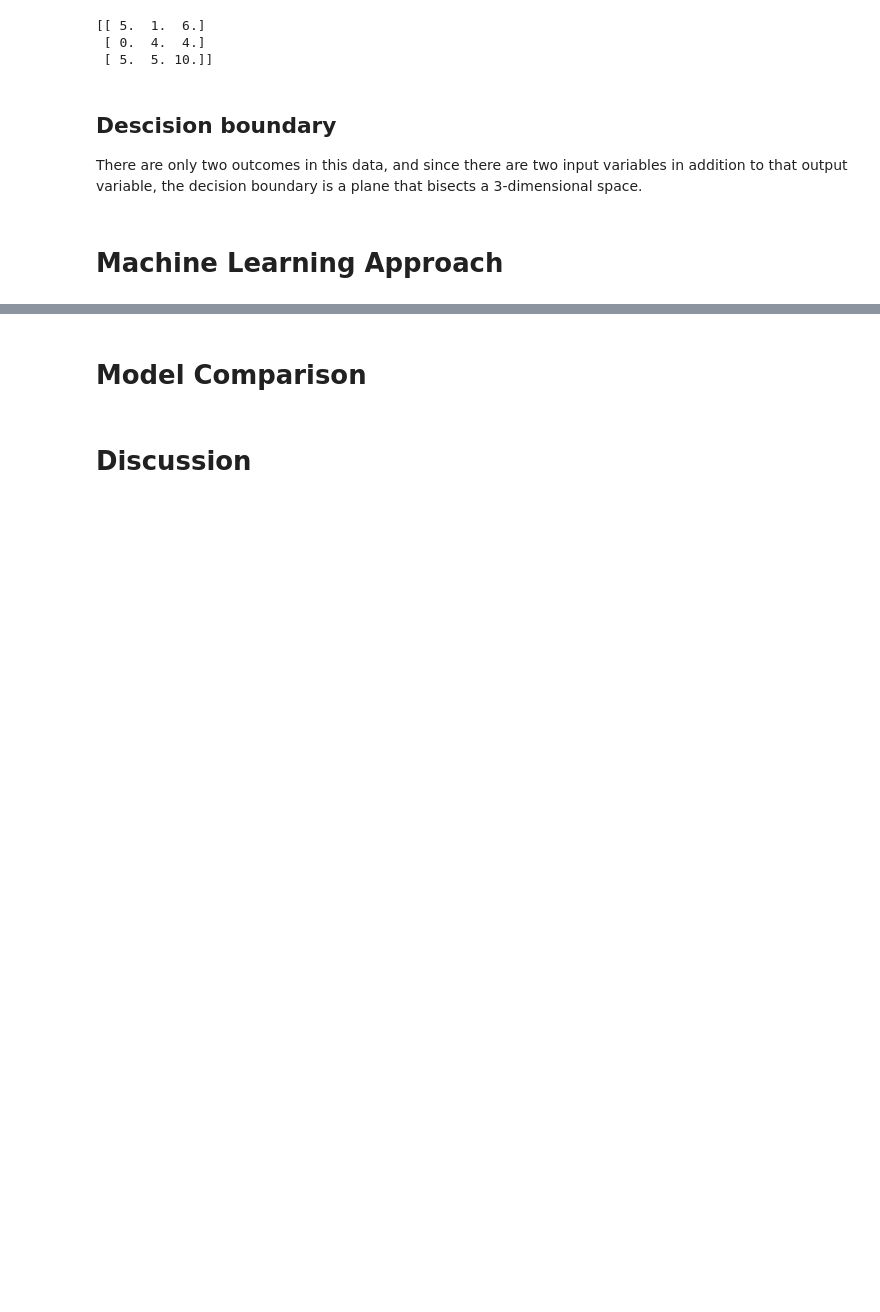
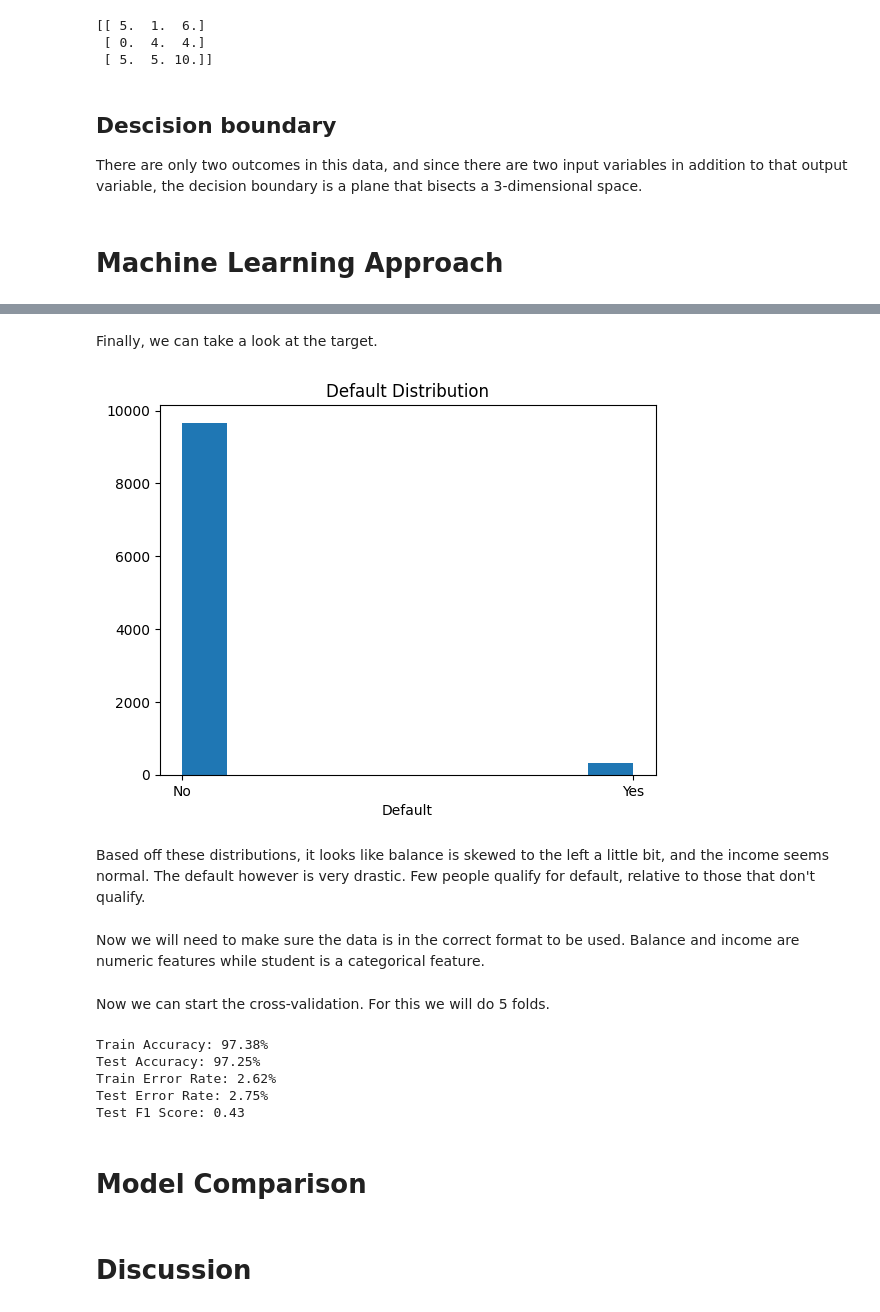
Before and after one commit to lmr97/datamining_proj3, a Jupyter notebook: Group2-LogisticRegression.ipynb, the cells around one changed output, grey strips where cells are left out. Cells and saved outputs as stored; diff of their text form; code cells hidden in the pictures; blank space fills up the shorter version.

```diff
--- a/Group2-LogisticRegression.ipynb
+++ b/Group2-LogisticRegression.ipynb
@@ -252,0 +315,13 @@ There are only two outcomes in this data, and since there are two input variable
+# %% [markdown]
+Finally, we can take a look at the target.
+# %%
+plt.hist(y)
+plt.title('Default Distribution')
+plt.xlabel('Default')
+plt.show()
+# %% [output]
+[figure, added]
+# %% [markdown]
+Based off these distributions, it looks like balance is skewed to the left a little bit, and the income seems normal. The default however is very drastic. Few people qualify for default, relative to those that don't qualify.
+# %% [markdown]
+Now we will need to make sure the data is in the correct format to be used. Balance and income are numeric features while student is a categorical feature.
@@ -253,3 +350,39 @@ There are only two outcomes in this data, and since there are two input variable
+# %% [markdown]
+Now we can start the cross-validation. For this we will do 5 folds.
+# %%
+cv = StratifiedKFold(n_splits=5)
+gridSearch = GridSearchCV(pipeline, grid, cv=cv, scoring='accuracy', n_jobs=-1)
+
+gridSearch.fit(xTrain, yTrain)
+
+# Extracting the best parameters and score
+bestParams = gridSearch.best_params_
+bestScore = gridSearch.best_score_
+
+# Evaluating the model on the test data
+bestModel = gridSearch.best_estimator_
+yPredTest = bestModel.predict(xTest)
+yPredTrain = bestModel.predict(xTrain)
+
+# Getting the metrics
+trainAccuracy = accuracy_score(yTrain, yPredTrain)
+TestAccuracy = accuracy_score(yTest, yPredTest)
+trainErrorRate = 1 - trainAccuracy
+testErrorRate = 1 - TestAccuracy
+f1ScoreTest = f1_score(yTest, yPredTest, pos_label='Yes')
+
+# Print metrics
+print(f"Train Accuracy: {trainAccuracy*100:.2f}%")
+print(f"Test Accuracy: {TestAccuracy*100:.2f}%")
+print(f"Train Error Rate: {trainErrorRate*100:.2f}%")
+print(f"Test Error Rate: {testErrorRate*100:.2f}%")
+print(f"Test F1 Score: {f1ScoreTest:.2f}")
+# %% [output]
+Train Accuracy: 97.38%
+Test Accuracy: 97.25%
+Train Error Rate: 2.62%
+Test Error Rate: 2.75%
+Test F1 Score: 0.43
 # %% [markdown]
 # Model Comparison
 # %% [markdown]
```
Also changed, not shown: parts of 17 cells of this notebook.
